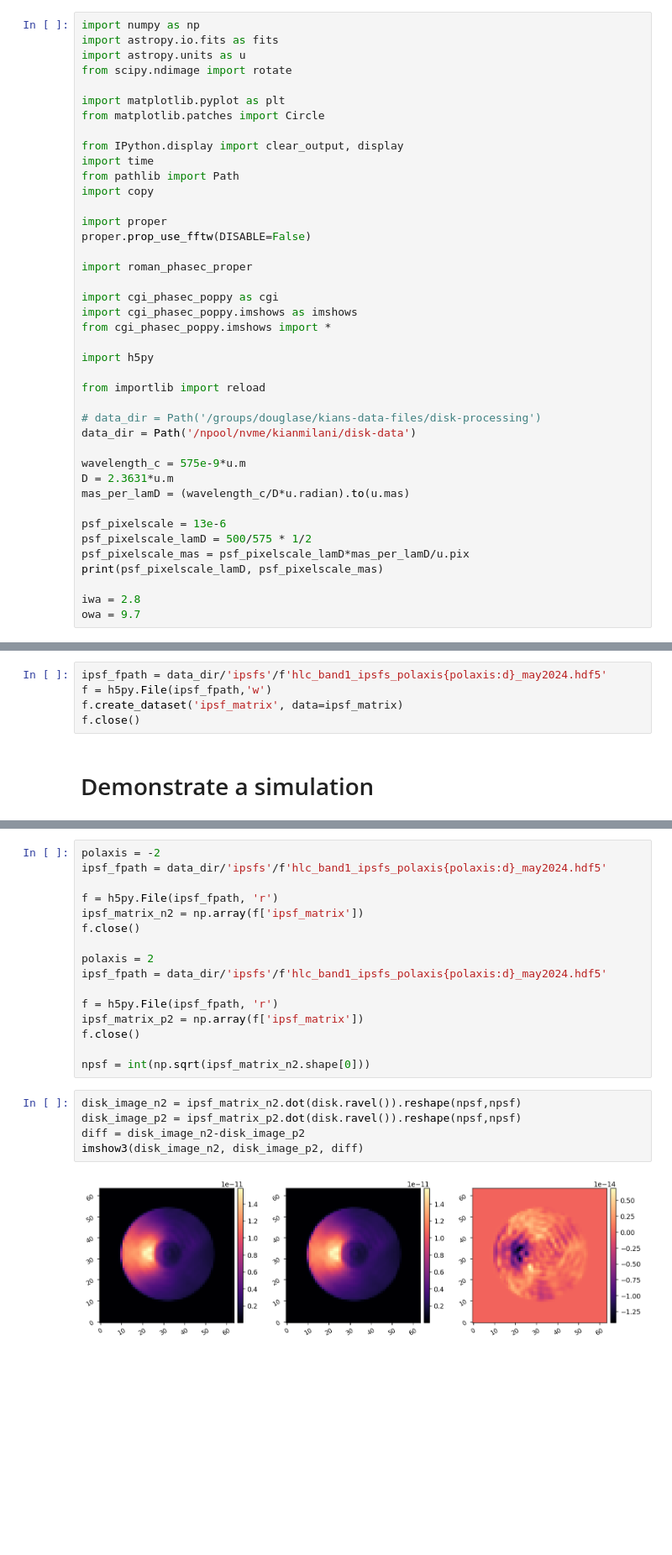
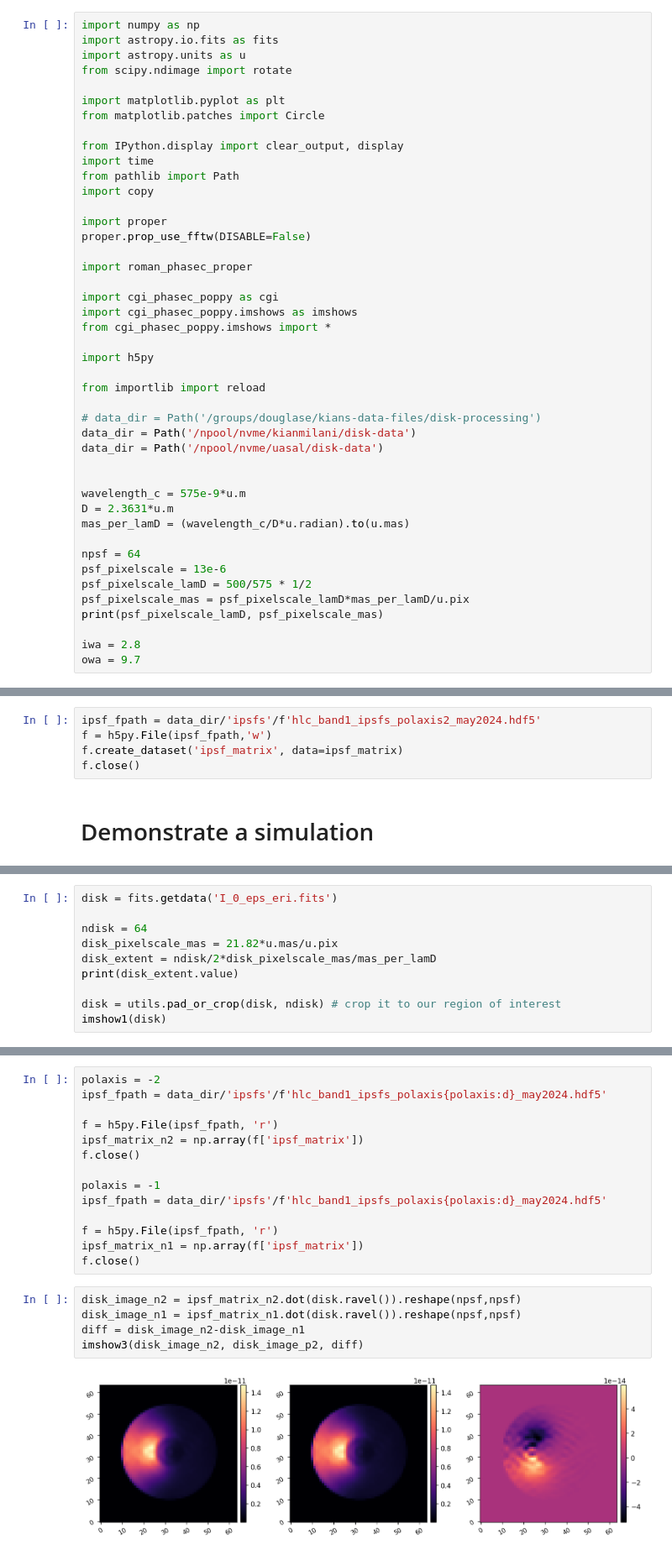
Before and after one commit to kian1377/disk-processing, a Jupyter notebook: hlc_band1_20240418_interp_psfs.ipynb, the cells around one changed output, grey strips where cells are left out. Shown at 84% size. Saved outputs shown, nothing was run; the diff lists cells and outputs as text; blank space fills up the shorter version.

```diff
--- a/hlc_band1_20240418_interp_psfs.ipynb
+++ b/hlc_band1_20240418_interp_psfs.ipynb
@@ -27,11 +27,14 @@ from importlib import reload
 
 # data_dir = Path('/groups/douglase/kians-data-files/disk-processing')
 data_dir = Path('/npool/nvme/kianmilani/disk-data')
+data_dir = Path('/npool/nvme/uasal/disk-data')
+
 
 wavelength_c = 575e-9*u.m
 D = 2.3631*u.m
 mas_per_lamD = (wavelength_c/D*u.radian).to(u.mas)
 
+npsf = 64
 psf_pixelscale = 13e-6
 psf_pixelscale_lamD = 500/575 * 1/2
 psf_pixelscale_mas = psf_pixelscale_lamD*mas_per_lamD/u.pix
@@ -169,5 +181,5 @@ for i in range(ncols):
 # %%
-ipsf_fpath = data_dir/'ipsfs'/f'hlc_band1_ipsfs_polaxis{polaxis:d}_may2024.hdf5'
+ipsf_fpath = data_dir/'ipsfs'/f'hlc_band1_ipsfs_polaxis2_may2024.hdf5'
 f = h5py.File(ipsf_fpath,'w')
 f.create_dataset('ipsf_matrix', data=ipsf_matrix)
 f.close()
@@ -186,0 +199,10 @@ ipsf_matrix.shape
+# %%
+disk = fits.getdata('I_0_eps_eri.fits')
+
+ndisk = 64
+disk_pixelscale_mas = 21.82*u.mas/u.pix
+disk_extent = ndisk/2*disk_pixelscale_mas/mas_per_lamD
+print(disk_extent.value)
+
+disk = utils.pad_or_crop(disk, ndisk) # crop it to our region of interest
+imshow1(disk)
@@ -197,18 +247,16 @@ f = h5py.File(ipsf_fpath, 'r')
 ipsf_matrix_n2 = np.array(f['ipsf_matrix'])
 f.close()
 
-polaxis = 2
+polaxis = -1
 ipsf_fpath = data_dir/'ipsfs'/f'hlc_band1_ipsfs_polaxis{polaxis:d}_may2024.hdf5'
 
 f = h5py.File(ipsf_fpath, 'r')
-ipsf_matrix_p2 = np.array(f['ipsf_matrix'])
+ipsf_matrix_n1 = np.array(f['ipsf_matrix'])
 f.close()
-
-npsf = int(np.sqrt(ipsf_matrix_n2.shape[0]))
 # %%
 disk_image_n2 = ipsf_matrix_n2.dot(disk.ravel()).reshape(npsf,npsf)
-disk_image_p2 = ipsf_matrix_p2.dot(disk.ravel()).reshape(npsf,npsf)
-diff = disk_image_n2-disk_image_p2
+disk_image_n1 = ipsf_matrix_n1.dot(disk.ravel()).reshape(npsf,npsf)
+diff = disk_image_n2-disk_image_n1
 imshow3(disk_image_n2, disk_image_p2, diff)
 # %% [output]
-[figure, old version]
+[figure, new version]
```
Also changed, not shown: parts of 15 cells of this notebook, 10 other files.
